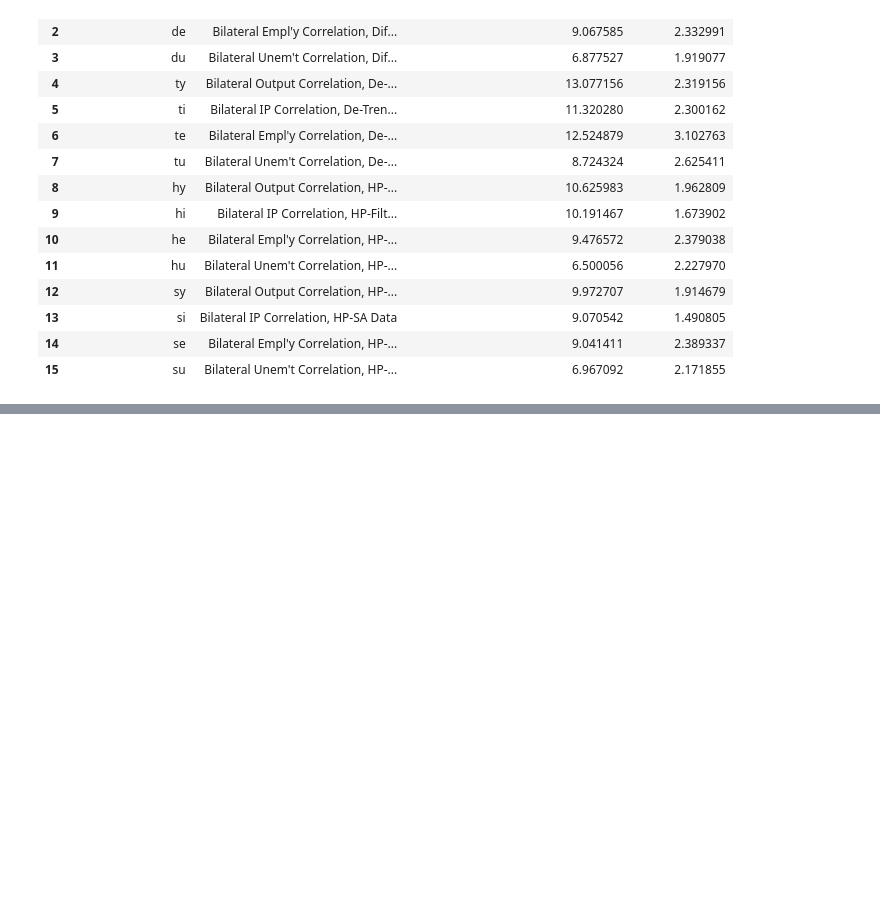
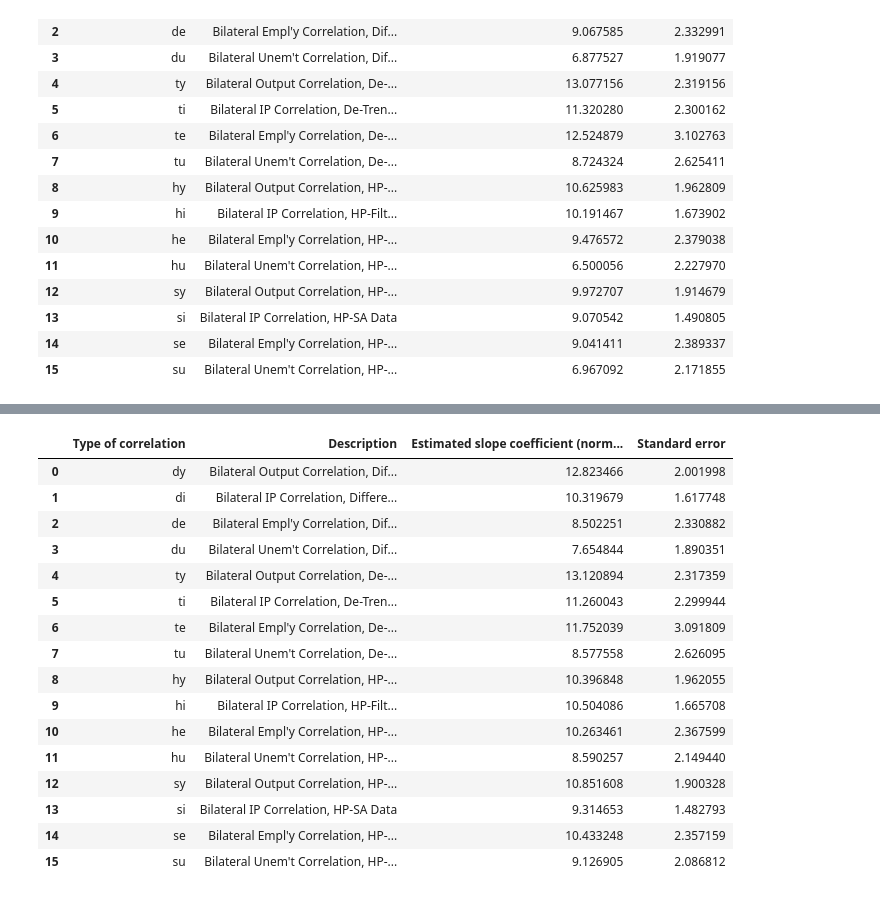
Before and after one commit to emilyfu1/correlationmodule, a Jupyter notebook: main.ipynb, the cells around one changed output, grey strips where cells are left out. Cells and saved outputs as stored; diff of their text form; code cells hidden in the pictures; blank space fills up the shorter version.

```diff
--- a/main.ipynb
+++ b/main.ipynb
@@ -634,0 +661,20 @@ iv_results[:16]
+# %%
+iv_results_gmm[:16]
+# %% [output]
+|  | Type of correlation | Description | Estimated slope coefficient (norm... | Standard error |
+| 0 | dy | Bilateral Output Correlation, Dif... | 12.823466 | 2.001998 |
+| 1 | di | Bilateral IP Correlation, Differe... | 10.319679 | 1.617748 |
+| 2 | de | Bilateral Empl'y Correlation, Dif... | 8.502251 | 2.330882 |
+| 3 | du | Bilateral Unem't Correlation, Dif... | 7.654844 | 1.890351 |
+| 4 | ty | Bilateral Output Correlation, De-... | 13.120894 | 2.317359 |
+| 5 | ti | Bilateral IP Correlation, De-Tren... | 11.260043 | 2.299944 |
+| 6 | te | Bilateral Empl'y Correlation, De-... | 11.752039 | 3.091809 |
+| 7 | tu | Bilateral Unem't Correlation, De-... | 8.577558 | 2.626095 |
+| 8 | hy | Bilateral Output Correlation, HP-... | 10.396848 | 1.962055 |
+| 9 | hi | Bilateral IP Correlation, HP-Filt... | 10.504086 | 1.665708 |
+| 10 | he | Bilateral Empl'y Correlation, HP-... | 10.263461 | 2.367599 |
+| 11 | hu | Bilateral Unem't Correlation, HP-... | 8.590257 | 2.149440 |
+| 12 | sy | Bilateral Output Correlation, HP-... | 10.851608 | 1.900328 |
+| 13 | si | Bilateral IP Correlation, HP-SA Data | 9.314653 | 1.482793 |
+| 14 | se | Bilateral Empl'y Correlation, HP-... | 10.433248 | 2.357159 |
+| 15 | su | Bilateral Unem't Correlation, HP-... | 9.126905 | 2.086812 |
```
Also changed, not shown: parts of 3 cells of this notebook.
